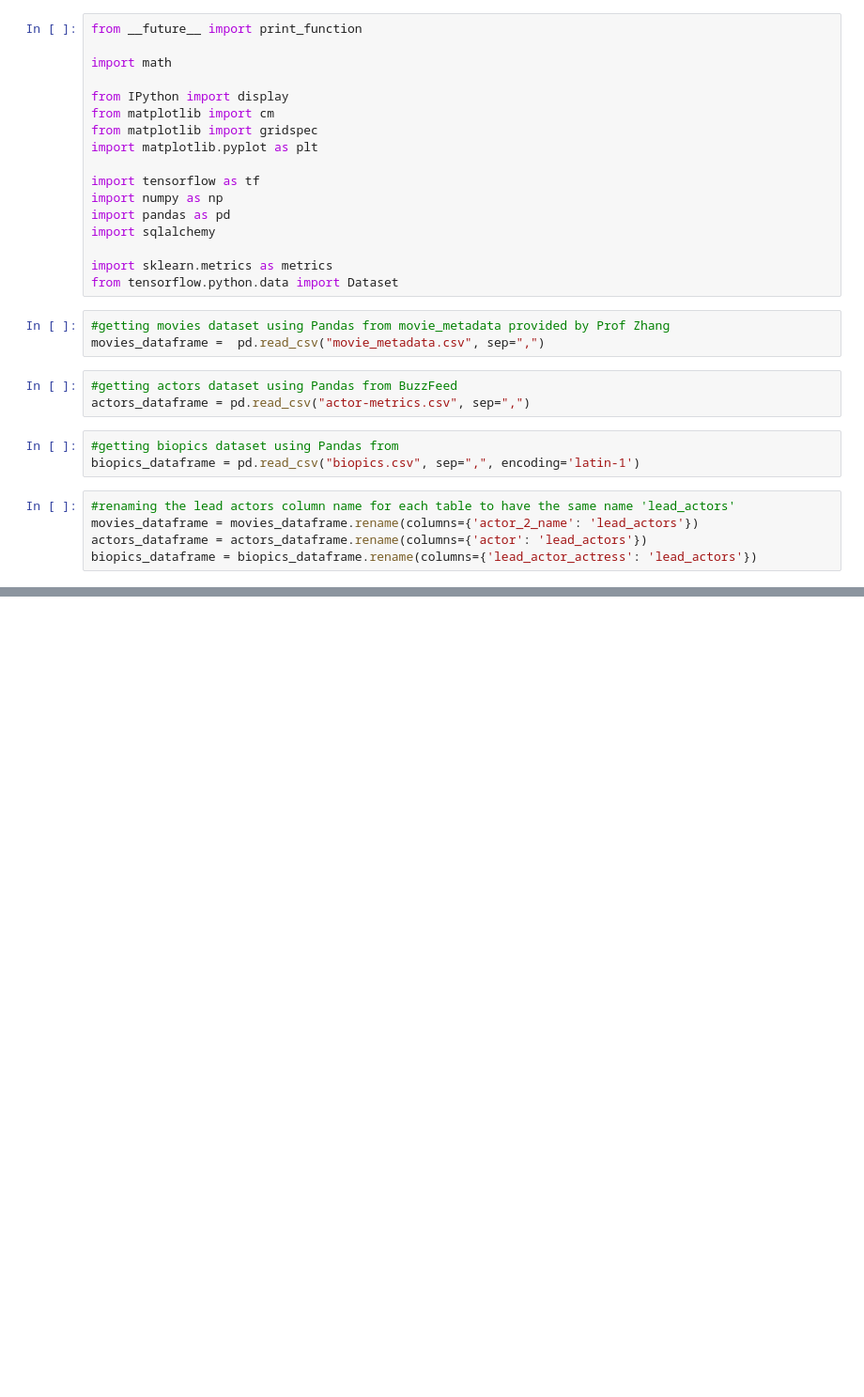
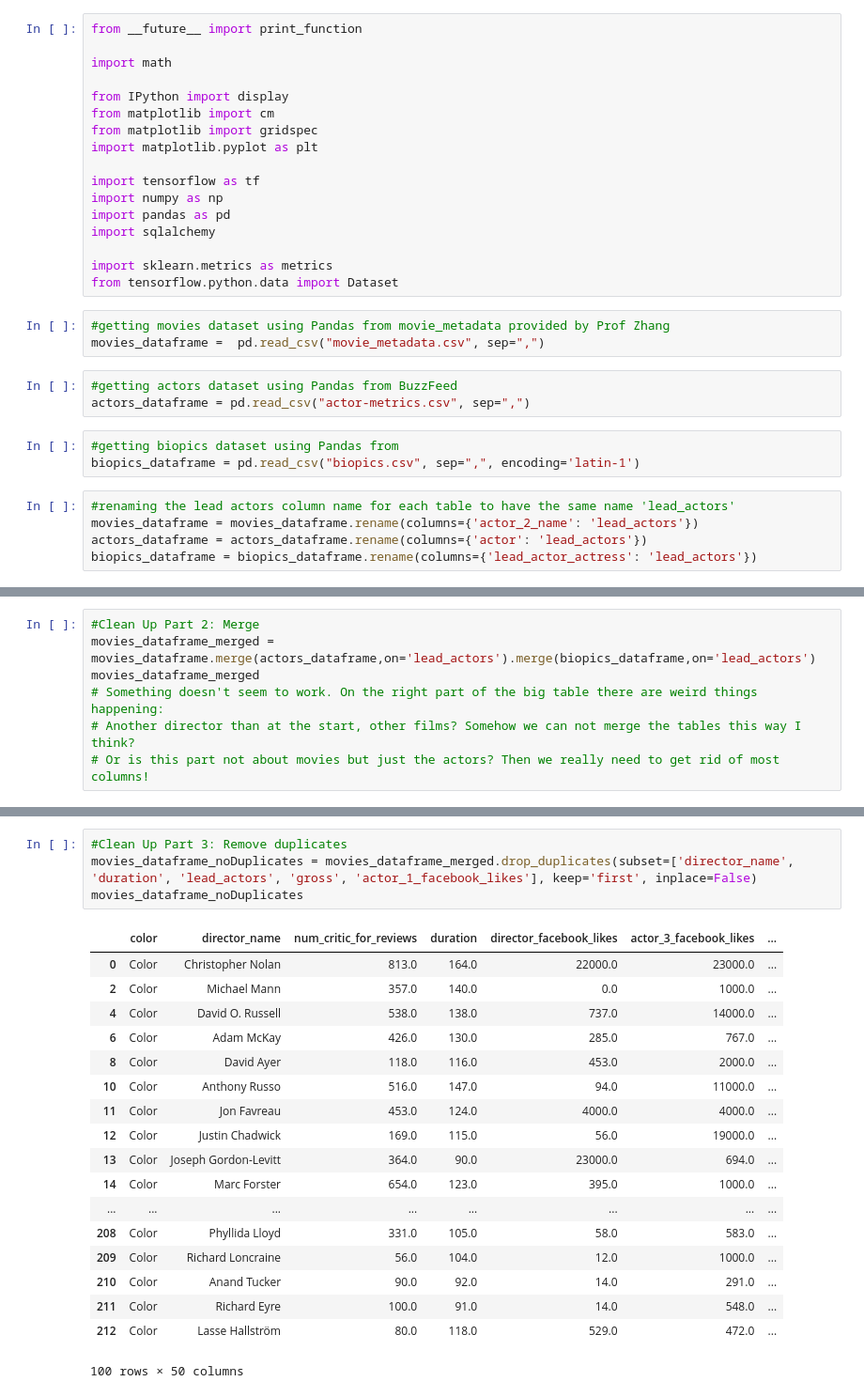
Before and after one commit to Data-Science-HTW/diversity-in-movies, a Jupyter notebook: Diversity in Movies.ipynb, the cells around one changed output, grey strips where cells are left out. Shown at 94% size. Cells and saved outputs as stored; diff of their text form; blank space fills up the shorter version.

Commit message:
more comments and trying to eliminate duplicates

```diff
--- a/Diversity in Movies.ipynb
+++ b/Diversity in Movies.ipynb
@@ -54,0 +35,7 @@ movies_dataframe.merge(actors_dataframe,on='lead_actors').merge(biopics_datafram
+# %%
+#Clean Up Part 2: Merge
+movies_dataframe_merged = movies_dataframe.merge(actors_dataframe,on='lead_actors').merge(biopics_dataframe,on='lead_actors')
+movies_dataframe_merged
+# Something doesn't seem to work. On the right part of the big table there are weird things happening:
+# Another director than at the start, other films? Somehow we can not merge the tables this way I think?
+# Or is this part not about movies but just the actors? Then we really need to get rid of most columns!
@@ -54,0 +61,23 @@ movies_dataframe.merge(actors_dataframe,on='lead_actors').merge(biopics_datafram
+# %%
+#Clean Up Part 3: Remove duplicates
+movies_dataframe_noDuplicates = movies_dataframe_merged.drop_duplicates(subset=['director_name', 'duration', 'lead_actors', 'gross', 'actor_1_facebook_likes'], keep='first', inplace=False)
+movies_dataframe_noDuplicates
+# %% [output]
+|  | color | director_name | num_critic_for_reviews | duration | director_facebook_likes | actor_3_facebook_likes | ... |
+| 0 | Color | Christopher Nolan | 813.0 | 164.0 | 22000.0 | 23000.0 | ... |
+| 2 | Color | Michael Mann | 357.0 | 140.0 | 0.0 | 1000.0 | ... |
+| 4 | Color | David O. Russell | 538.0 | 138.0 | 737.0 | 14000.0 | ... |
+| 6 | Color | Adam McKay | 426.0 | 130.0 | 285.0 | 767.0 | ... |
+| 8 | Color | David Ayer | 118.0 | 116.0 | 453.0 | 2000.0 | ... |
+| 10 | Color | Anthony Russo | 516.0 | 147.0 | 94.0 | 11000.0 | ... |
+| 11 | Color | Jon Favreau | 453.0 | 124.0 | 4000.0 | 4000.0 | ... |
+| 12 | Color | Justin Chadwick | 169.0 | 115.0 | 56.0 | 19000.0 | ... |
+| 13 | Color | Joseph Gordon-Levitt | 364.0 | 90.0 | 23000.0 | 694.0 | ... |
+| 14 | Color | Marc Forster | 654.0 | 123.0 | 395.0 | 1000.0 | ... |
+| ... | ... | ... | ... | ... | ... | ... | ... |
+| 208 | Color | Phyllida Lloyd | 331.0 | 105.0 | 58.0 | 583.0 | ... |
+| 209 | Color | Richard Loncraine | 56.0 | 104.0 | 12.0 | 1000.0 | ... |
+| 210 | Color | Anand Tucker | 90.0 | 92.0 | 14.0 | 291.0 | ... |
+| 211 | Color | Richard Eyre | 100.0 | 91.0 | 14.0 | 548.0 | ... |
+| 212 | Color | Lasse Hallström | 80.0 | 118.0 | 529.0 | 472.0 | ... |
+100 rows × 50 columns
```
Also changed, not shown: parts of 3 cells of this notebook.
